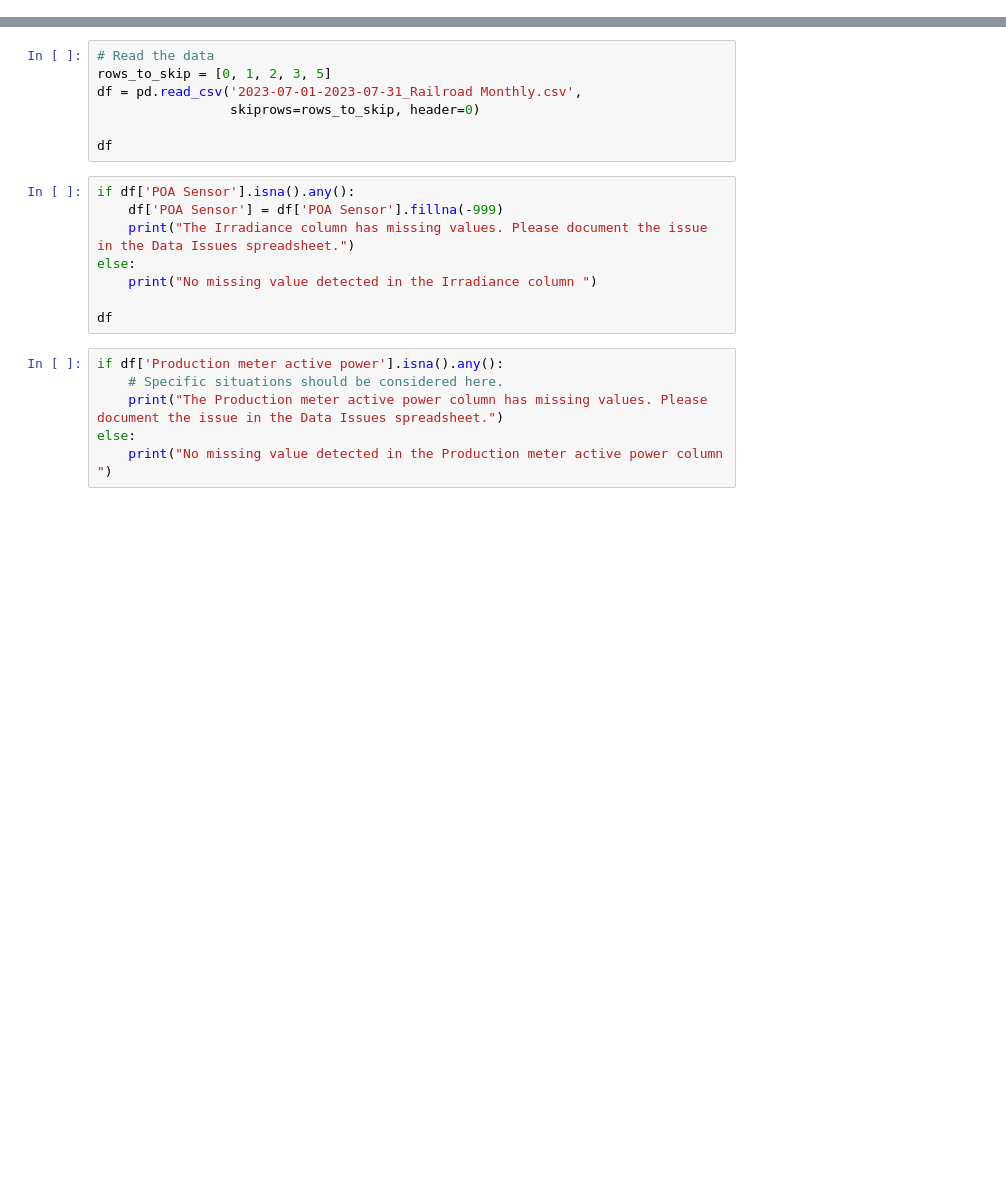
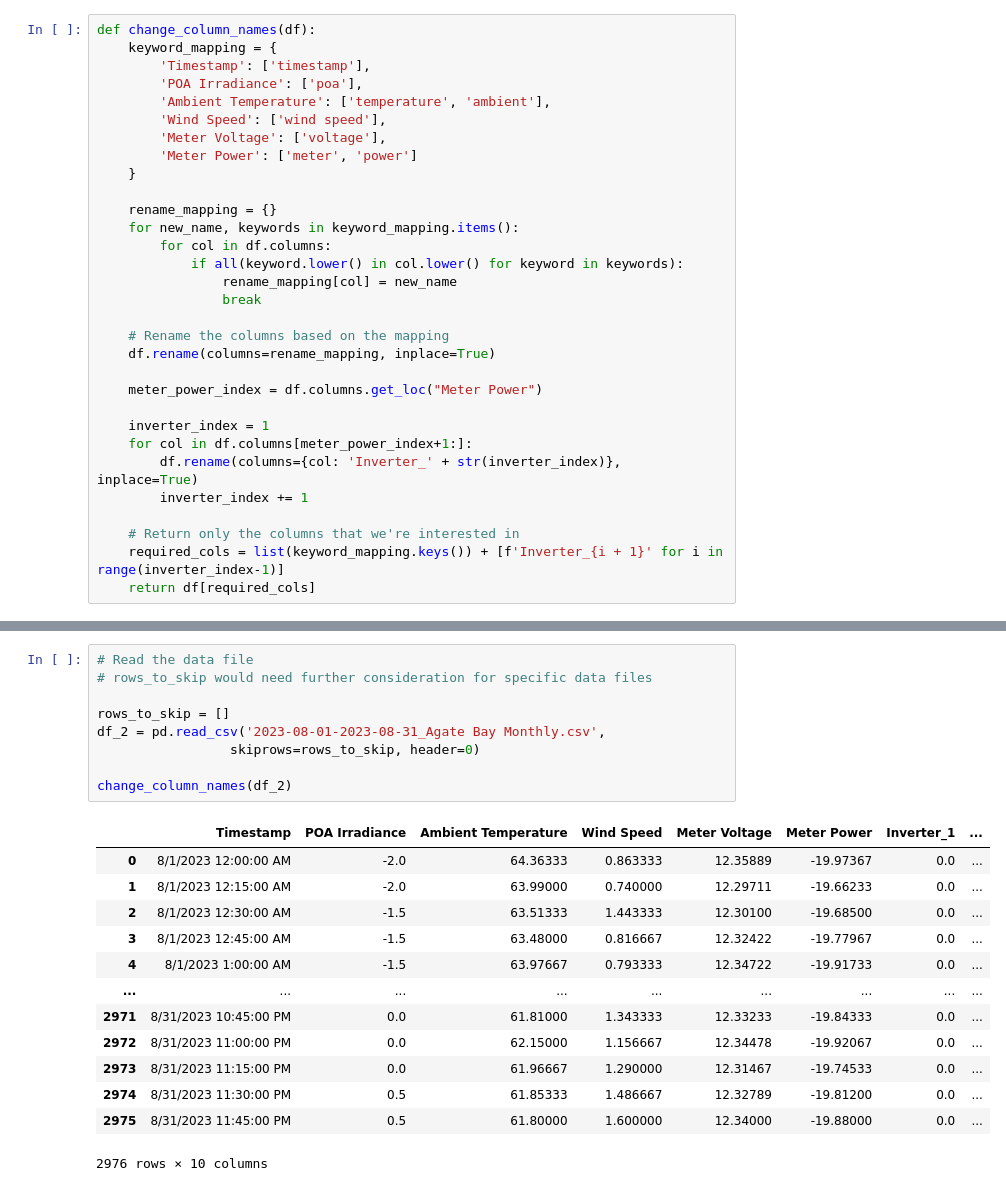
Before and after one commit to CarolinaSolarServices/Auto-Reviewer, a Jupyter notebook: solar_process.ipynb, the cells around one changed output, grey strips where cells are left out. Cells and saved outputs as stored; diff of their text form; blank space fills up the shorter version.

```diff
--- a/solar_process.ipynb
+++ b/solar_process.ipynb
@@ -2,0 +37,31 @@ import pandas as pd
+# %%
+def change_column_names(df):
+    keyword_mapping = {
+        'Timestamp': ['timestamp'],
+        'POA Irradiance': ['poa'],
+        'Ambient Temperature': ['temperature', 'ambient'],
+        'Wind Speed': ['wind speed'],
+        'Meter Voltage': ['voltage'],
+        'Meter Power': ['meter', 'power']
+    }
+
+    rename_mapping = {}
+    for new_name, keywords in keyword_mapping.items():
+        for col in df.columns:
+            if all(keyword.lower() in col.lower() for keyword in keywords):
+                rename_mapping[col] = new_name
+                break
+
+    # Rename the columns based on the mapping
+    df.rename(columns=rename_mapping, inplace=True)
+
+    meter_power_index = df.columns.get_loc("Meter Power")
+
+    inverter_index = 1
+    for col in df.columns[meter_power_index+1:]:
+        df.rename(columns={col: 'Inverter_' + str(inverter_index)}, inplace=True)
+        inverter_index += 1
+
+    # Return only the columns that we're interested in
+    required_cols = list(keyword_mapping.keys()) + [f'Inverter_{i + 1}' for i in range(inverter_index-1)]
+    return df[required_cols]
@@ -3,21 +85,23 @@ import pandas as pd
 # %%
-# Read the data
-rows_to_skip = [0, 1, 2, 3, 5]
-df = pd.read_csv('2023-07-01-2023-07-31_Railroad Monthly.csv',
+# Read the data file
+# rows_to_skip would need further consideration for specific data files
+
+rows_to_skip = []
+df_2 = pd.read_csv('2023-08-01-2023-08-31_Agate Bay Monthly.csv',
                  skiprows=rows_to_skip, header=0)
 
-df
+change_column_names(df_2)
+# %% [output]
+|  | Timestamp | POA Irradiance | Ambient Temperature | Wind Speed | Meter Voltage | Meter Power | Inverter_1 | ... |
+| 0 | 8/1/2023 12:00:00 AM | -2.0 | 64.36333 | 0.863333 | 12.35889 | -19.97367 | 0.0 | ... |
+| 1 | 8/1/2023 12:15:00 AM | -2.0 | 63.99000 | 0.740000 | 12.29711 | -19.66233 | 0.0 | ... |
+| 2 | 8/1/2023 12:30:00 AM | -1.5 | 63.51333 | 1.443333 | 12.30100 | -19.68500 | 0.0 | ... |
+| 3 | 8/1/2023 12:45:00 AM | -1.5 | 63.48000 | 0.816667 | 12.32422 | -19.77967 | 0.0 | ... |
+| 4 | 8/1/2023 1:00:00 AM | -1.5 | 63.97667 | 0.793333 | 12.34722 | -19.91733 | 0.0 | ... |
+| ... | ... | ... | ... | ... | ... | ... | ... | ... |
+| 2971 | 8/31/2023 10:45:00 PM | 0.0 | 61.81000 | 1.343333 | 12.33233 | -19.84333 | 0.0 | ... |
+| 2972 | 8/31/2023 11:00:00 PM | 0.0 | 62.15000 | 1.156667 | 12.34478 | -19.92067 | 0.0 | ... |
+| 2973 | 8/31/2023 11:15:00 PM | 0.0 | 61.96667 | 1.290000 | 12.31467 | -19.74533 | 0.0 | ... |
+| 2974 | 8/31/2023 11:30:00 PM | 0.5 | 61.85333 | 1.486667 | 12.32789 | -19.81200 | 0.0 | ... |
+| 2975 | 8/31/2023 11:45:00 PM | 0.5 | 61.80000 | 1.600000 | 12.34000 | -19.88000 | 0.0 | ... |
+2976 rows × 10 columns
-# %%
-if df['POA Sensor'].isna().any():
-    df['POA Sensor'] = df['POA Sensor'].fillna(-999)
-    print("The Irradiance column has missing values. Please document the issue in the Data Issues spreadsheet.")
-else:
-    print("No missing value detected in the Irradiance column ")
-
-df
-# %%
-if df['Production meter active power'].isna().any():
-    # Specific situations should be considered here.
-    print("The Production meter active power column has missing values. Please document the issue in the Data Issues spreadsheet.")
-else:
-    print("No missing value detected in the Production meter active power column ")
```
Also changed, not shown: parts of 17 cells of this notebook, 25 other files.
